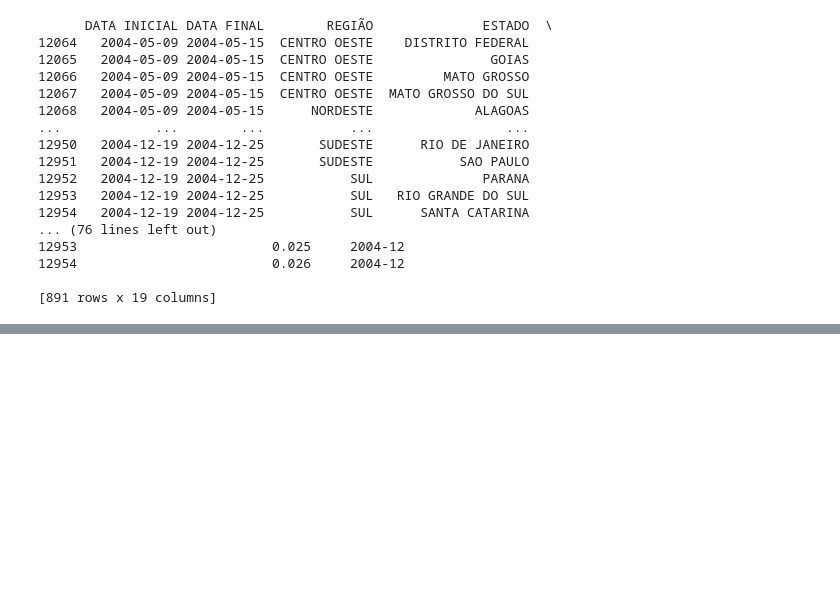
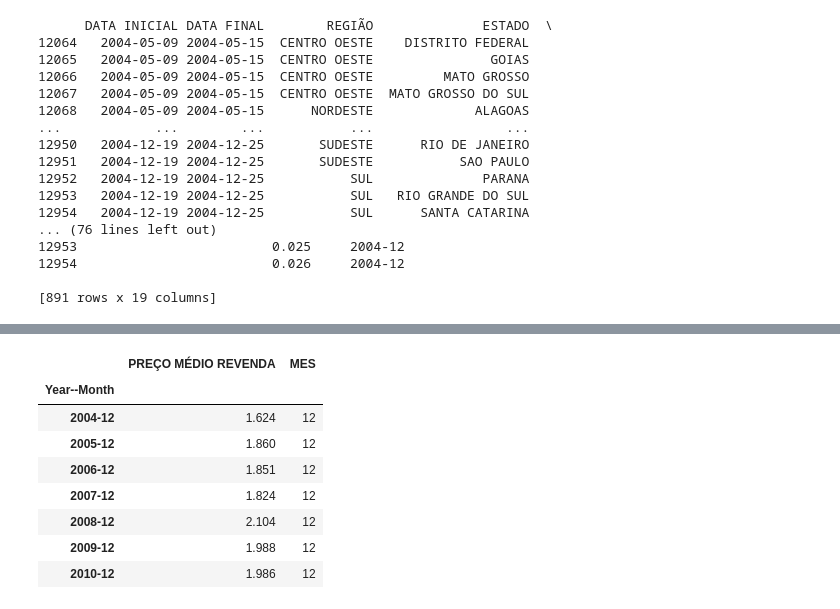
Before and after one commit to ludiemert/Analyzing_Data_Pandas_SQL, a Jupyter notebook: 4_Projectos/1_Prices_Gas/1_Price_Gas.ipynb, the cells around one changed output, grey strips where cells are left out. Saved outputs shown, nothing was run; the diff lists cells and outputs as text; code cells hidden in the pictures; blank space fills up the shorter version.

```diff
--- a/4_Projectos/1_Prices_Gas/1_Price_Gas.ipynb
+++ b/4_Projectos/1_Prices_Gas/1_Price_Gas.ipynb
@@ -496,0 +561,15 @@ np.float64(2.212404040404041)
+# %%
+df_month = df_reg.groupby("Year--Month")[["PREÇO MÉDIO REVENDA", "MES"]].last()
+# %%
+# verifi so mes 12 => dessas regioes ["REGIÃO"] == "NORDESTE"]
+df_month[df_month["MES"] == 12]
+# %% [output]
+|  | PREÇO MÉDIO REVENDA | MES |
+| Year--Month |  |  |
+| 2004-12 | 1.624 | 12 |
+| 2005-12 | 1.860 | 12 |
+| 2006-12 | 1.851 | 12 |
+| 2007-12 | 1.824 | 12 |
+| 2008-12 | 2.104 | 12 |
+| 2009-12 | 1.988 | 12 |
+| 2010-12 | 1.986 | 12 |
```
Also changed, not shown: parts of 12 cells of this notebook, 2 other files.
